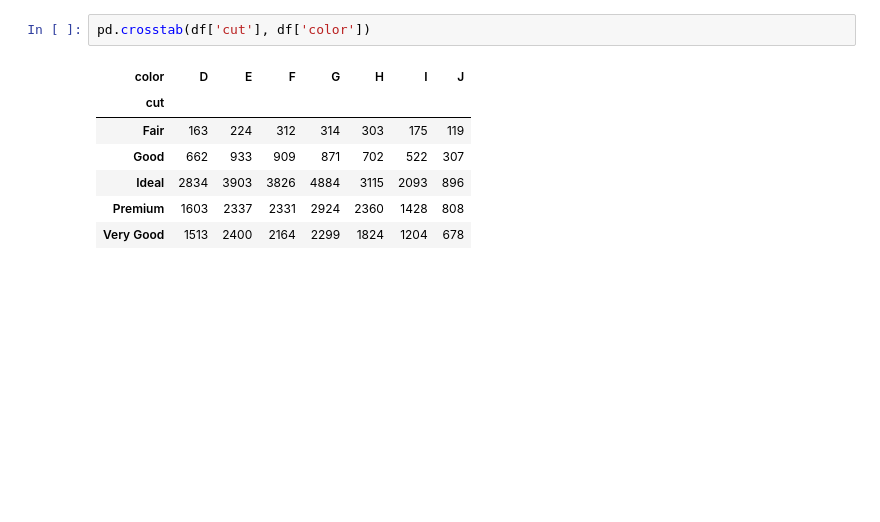
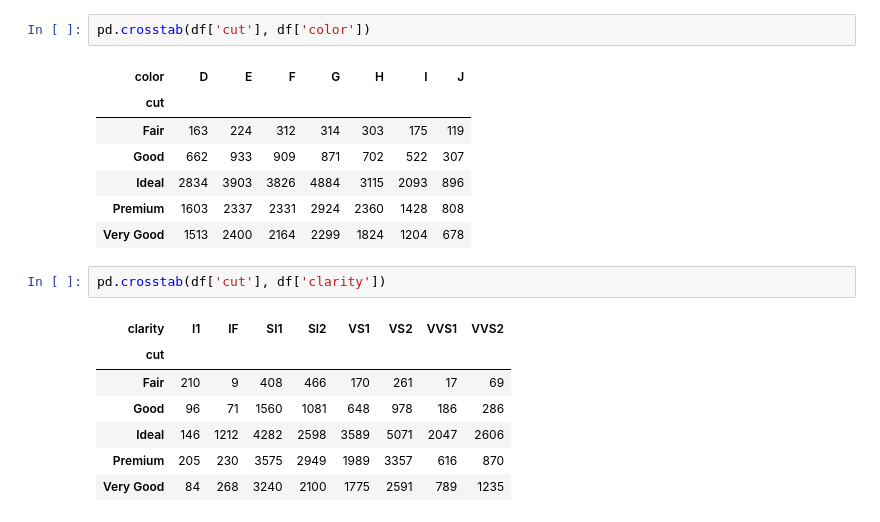
Before and after one commit to lorida0777/prediction_prix_diamon, a Jupyter notebook: EDA.ipynb, the cells around one changed output. Drawn from its saved outputs; the diff is of its cells as text; blank space fills up the shorter version.

```diff
--- a/EDA.ipynb
+++ b/EDA.ipynb
@@ -124,3 +124,13 @@ pd.crosstab(df['cut'], df['color'])
 | Ideal | 2834 | 3903 | 3826 | 4884 | 3115 | 2093 | 896 |
 | Premium | 1603 | 2337 | 2331 | 2924 | 2360 | 1428 | 808 |
 | Very Good | 1513 | 2400 | 2164 | 2299 | 1824 | 1204 | 678 |
+# %%
+pd.crosstab(df['cut'], df['clarity'])
+# %% [output]
+| clarity | I1 | IF | SI1 | SI2 | VS1 | VS2 | VVS1 | VVS2 |
+| cut |  |  |  |  |  |  |  |  |
+| Fair | 210 | 9 | 408 | 466 | 170 | 261 | 17 | 69 |
+| Good | 96 | 71 | 1560 | 1081 | 648 | 978 | 186 | 286 |
+| Ideal | 146 | 1212 | 4282 | 2598 | 3589 | 5071 | 2047 | 2606 |
+| Premium | 205 | 230 | 3575 | 2949 | 1989 | 3357 | 616 | 870 |
+| Very Good | 84 | 268 | 3240 | 2100 | 1775 | 2591 | 789 | 1235 |
```
